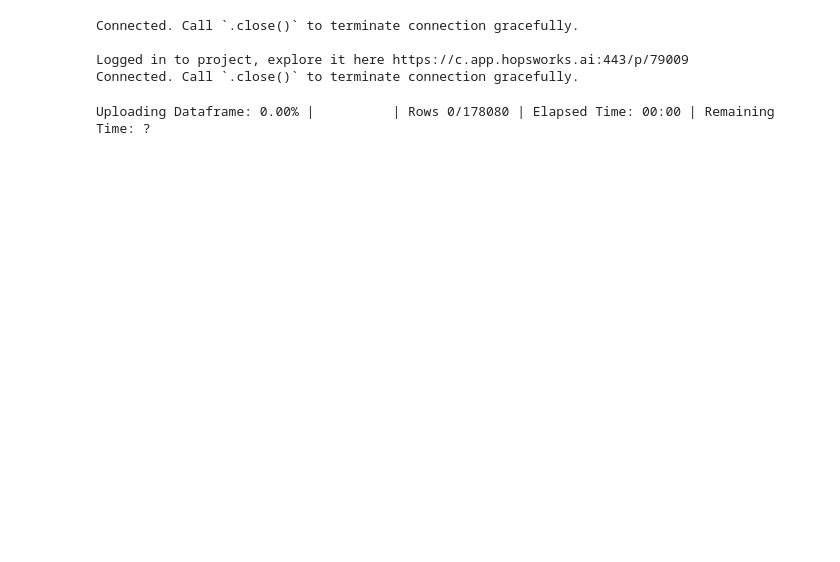
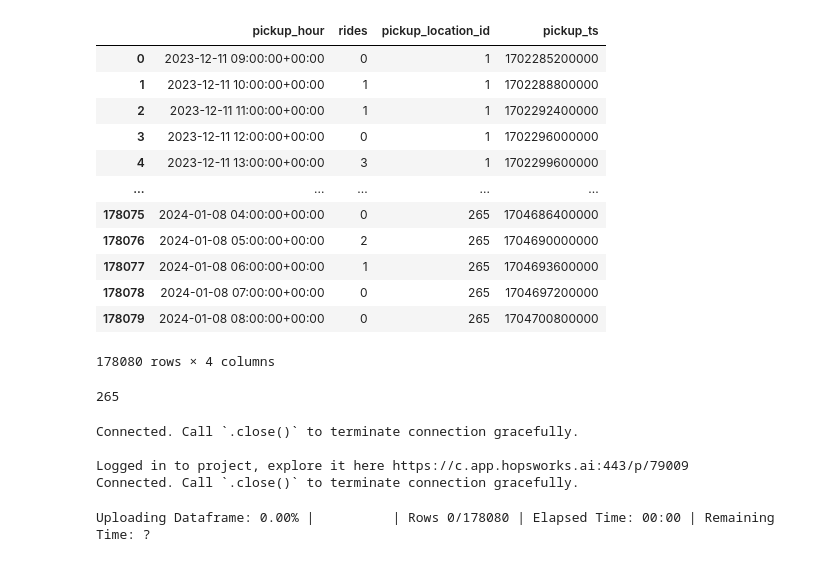
Before and after one commit to WillNovus/Taxi_Pred_Service, a Jupyter notebook: notebooks/12_feature_pipeline.ipynb, the cells around one changed output. Saved outputs shown, nothing was run; the diff lists cells and outputs as text; code cells hidden in the pictures; blank space fills up the shorter version.

```diff
--- a/notebooks/12_feature_pipeline.ipynb
+++ b/notebooks/12_feature_pipeline.ipynb
@@ -56,6 +46,33 @@ File 2022-12 was already in local storage
 # %%
 from src.data import transform_raw_data_into_ts_data
 ts_data = transform_raw_data_into_ts_data(rides)
+# %%
+# string to datetime
+ts_data['pickup_hour'] = pd.to_datetime(ts_data['pickup_hour'], utc=True)
+
+# add column with Unix epoch milliseconds
+ts_data['pickup_ts'] = ts_data['pickup_hour'].astype(int) // 10**6
+# %%
+ts_data
+# %% [output]
+|  | pickup_hour | rides | pickup_location_id | pickup_ts |
+| 0 | 2023-12-11 09:00:00+00:00 | 0 | 1 | 1702285200000 |
+| 1 | 2023-12-11 10:00:00+00:00 | 1 | 1 | 1702288800000 |
+| 2 | 2023-12-11 11:00:00+00:00 | 1 | 1 | 1702292400000 |
+| 3 | 2023-12-11 12:00:00+00:00 | 0 | 1 | 1702296000000 |
+| 4 | 2023-12-11 13:00:00+00:00 | 3 | 1 | 1702299600000 |
+| ... | ... | ... | ... | ... |
+| 178075 | 2024-01-08 04:00:00+00:00 | 0 | 265 | 1704686400000 |
+| 178076 | 2024-01-08 05:00:00+00:00 | 2 | 265 | 1704690000000 |
+| 178077 | 2024-01-08 06:00:00+00:00 | 1 | 265 | 1704693600000 |
+| 178078 | 2024-01-08 07:00:00+00:00 | 0 | 265 | 1704697200000 |
+| 178079 | 2024-01-08 08:00:00+00:00 | 0 | 265 | 1704700800000 |
+178080 rows × 4 columns
+# %%
+location_ids = ts_data['pickup_location_id'].unique()
+len(location_ids)
+# %% [output]
+265
 # %%
 import hopsworks
 import src.config as config
```
Also changed, not shown: parts of 6 cells of this notebook, 13 other files.
